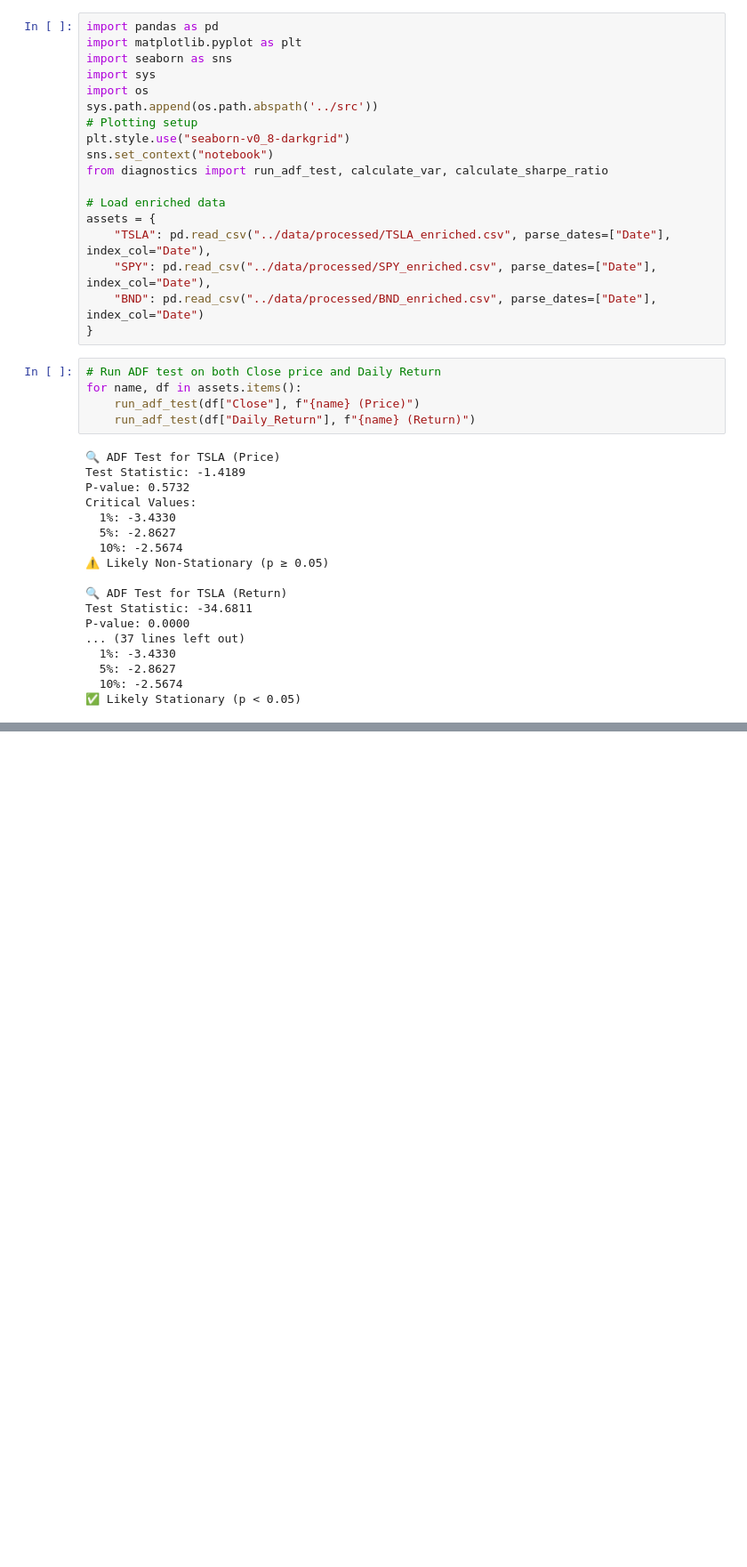
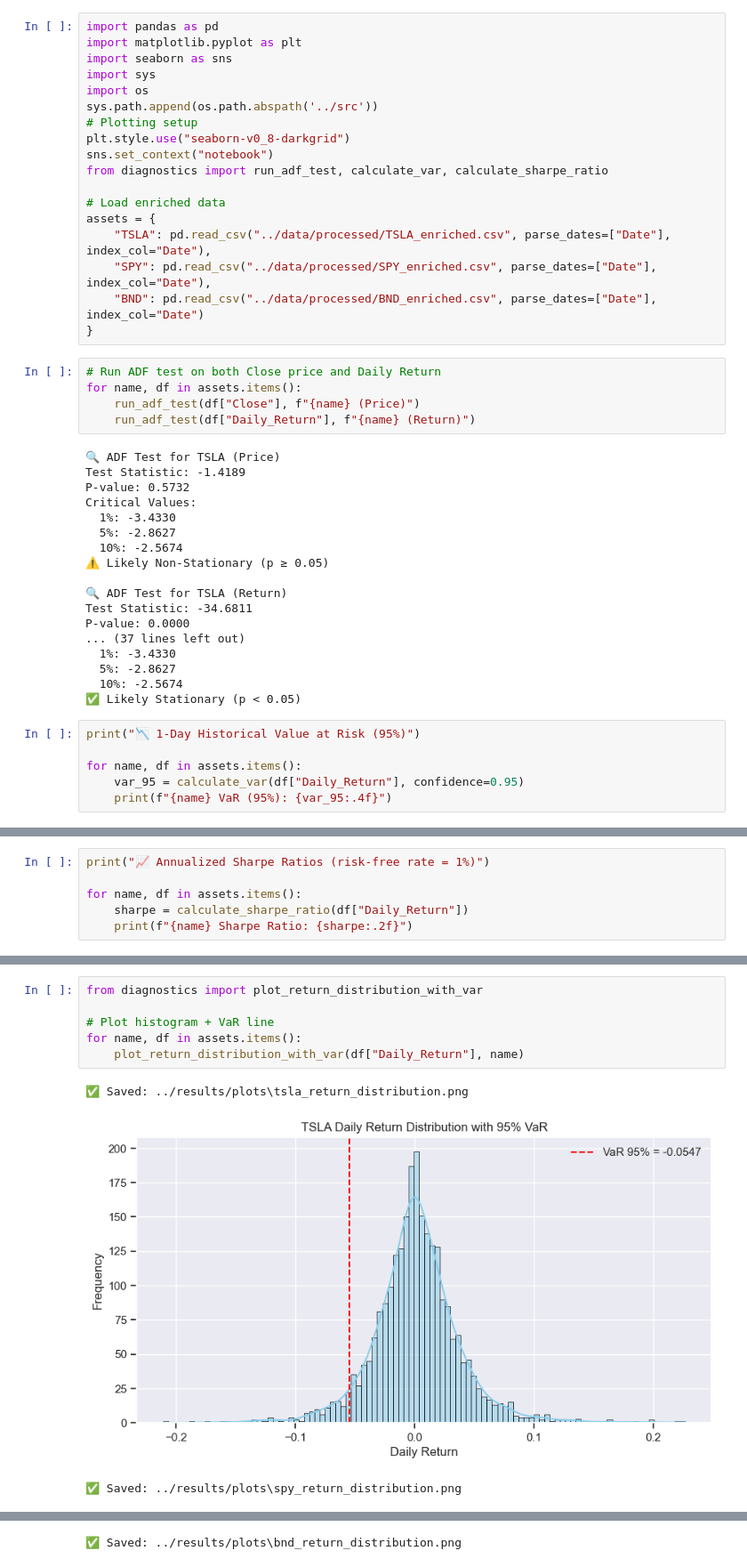
Before and after one commit to Filimon-H/GMF-investment-portfolio-management, a Jupyter notebook: notebooks/diagnostics.ipynb, the cells around one changed output, grey strips where cells are left out. Shown at 89% size. Cells and saved outputs as stored; diff of their text form; blank space fills up the shorter version.

```diff
--- a/notebooks/diagnostics.ipynb
+++ b/notebooks/diagnostics.ipynb
@@ -39,3 +39,9 @@ P-value: 0.0000
   5%: -2.8627
   10%: -2.5674
 ✅ Likely Stationary (p < 0.05)
+# %%
+print("📉 1-Day Historical Value at Risk (95%)")
+
+for name, df in assets.items():
+    var_95 = calculate_var(df["Daily_Return"], confidence=0.95)
+    print(f"{name} VaR (95%): {var_95:.4f}")
@@ -41,0 +66,6 @@ P-value: 0.0000
+# %%
+print("📈 Annualized Sharpe Ratios (risk-free rate = 1%)")
+
+for name, df in assets.items():
+    sharpe = calculate_sharpe_ratio(df["Daily_Return"])
+    print(f"{name} Sharpe Ratio: {sharpe:.2f}")
@@ -41,0 +90,10 @@ P-value: 0.0000
+# %%
+from diagnostics import plot_return_distribution_with_var
+
+# Plot histogram + VaR line
+for name, df in assets.items():
+    plot_return_distribution_with_var(df["Daily_Return"], name)
+# %% [output]
+✅ Saved: ../results/plots\tsla_return_distribution.png
+[figure, added]
+✅ Saved: ../results/plots\spy_return_distribution.png
@@ -41,0 +101 @@ P-value: 0.0000
+✅ Saved: ../results/plots\bnd_return_distribution.png
```
Also changed, not shown: parts of 5 cells of this notebook, 1 other file.
